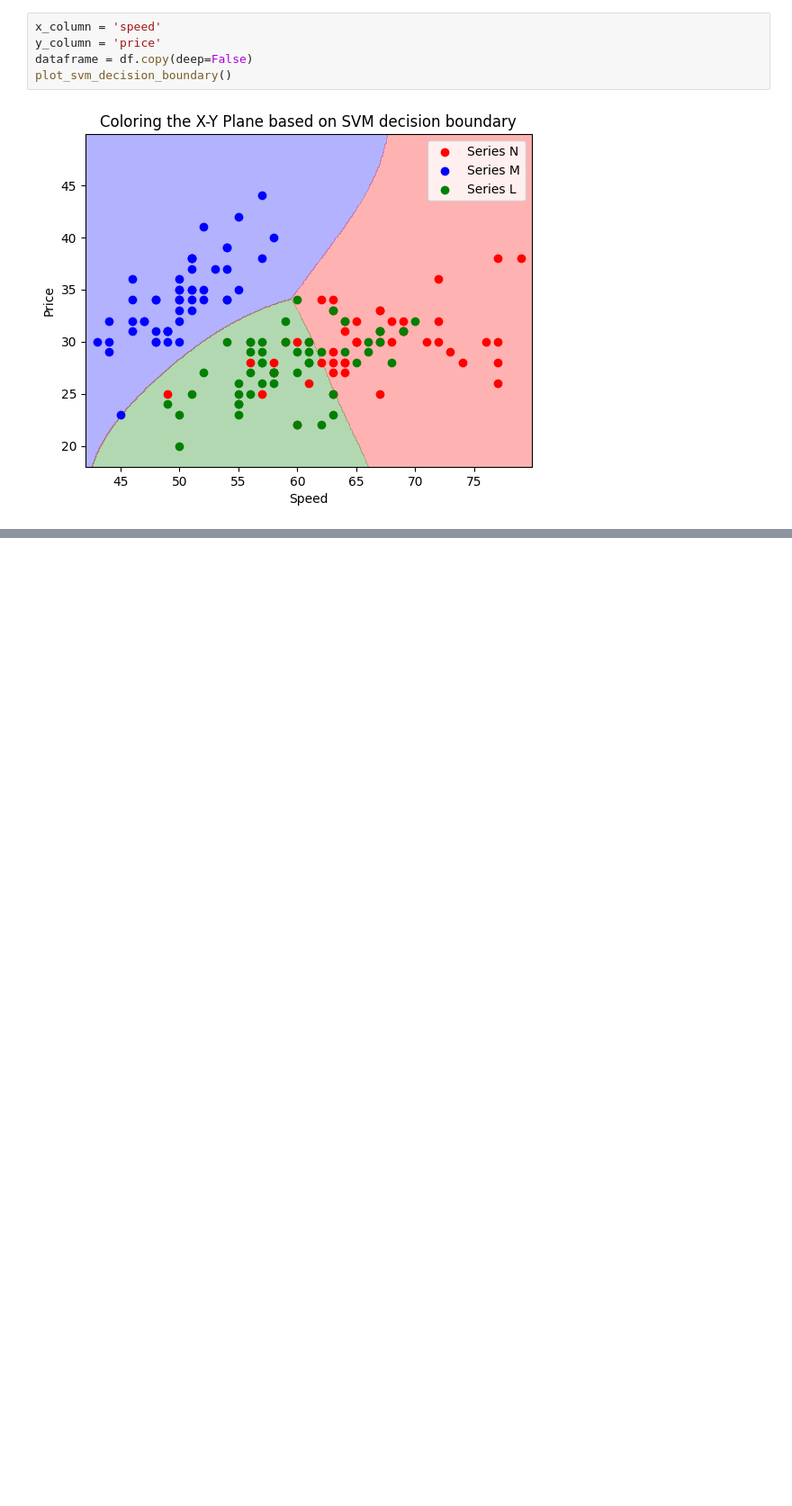
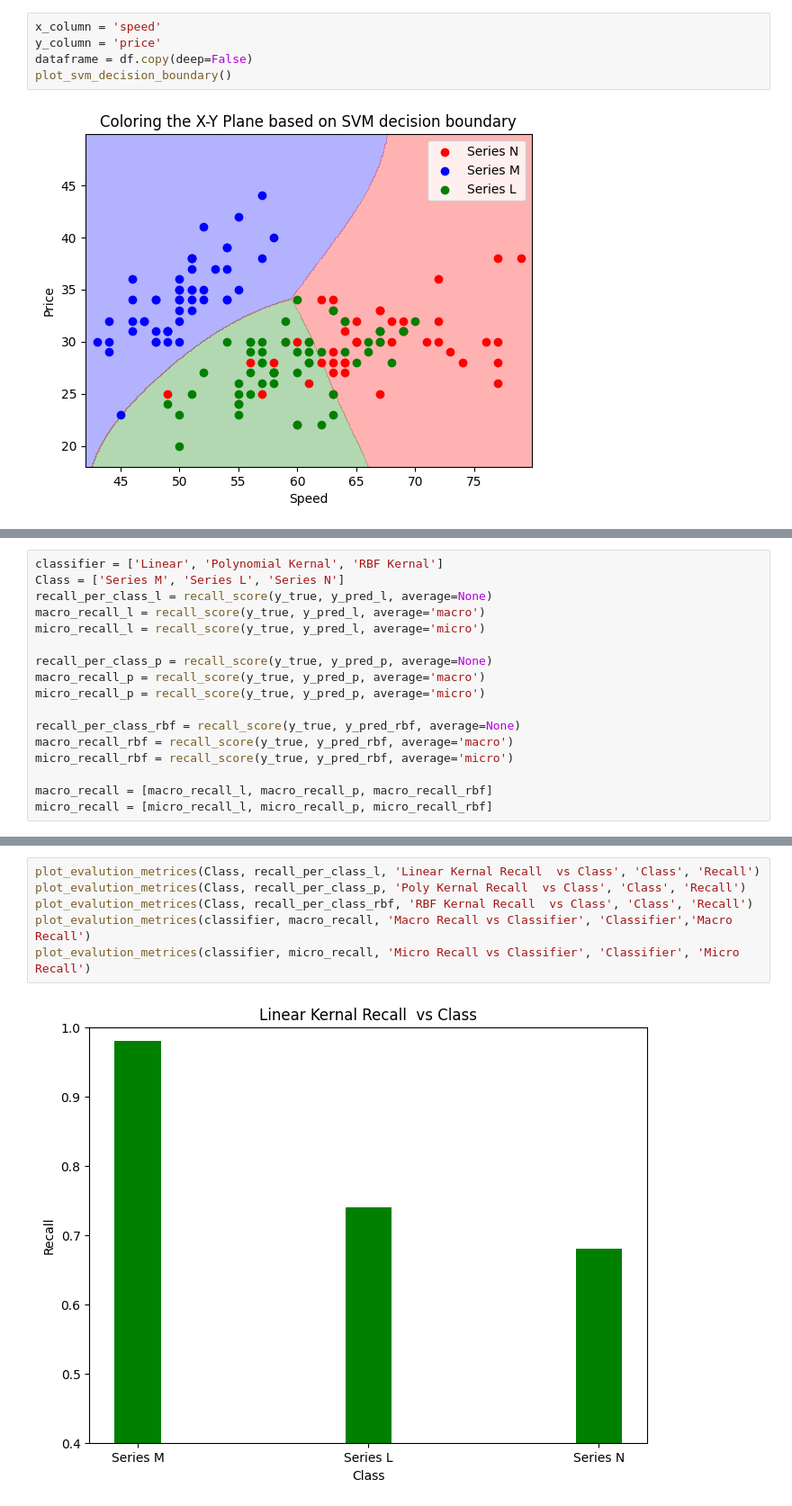
Before and after one commit to Aditya-Y-29/ML-Assignments, a Jupyter notebook: Assignment-2/Task2.ipynb, the cells around one changed output, grey strips where cells are left out. Shown: that part at 90% size. Drawn from its saved outputs; the diff is of its cells as text; blank space fills up the shorter version.

```diff
--- a/Assignment-2/Task2.ipynb
+++ b/Assignment-2/Task2.ipynb
@@ -488,0 +548,17 @@ plot_svm_decision_boundary()
+# %%
+classifier = ['Linear', 'Polynomial Kernal', 'RBF Kernal']
+Class = ['Series M', 'Series L', 'Series N']
+recall_per_class_l = recall_score(y_true, y_pred_l, average=None)
+macro_recall_l = recall_score(y_true, y_pred_l, average='macro')
+micro_recall_l = recall_score(y_true, y_pred_l, average='micro')
+
+recall_per_class_p = recall_score(y_true, y_pred_p, average=None)
+macro_recall_p = recall_score(y_true, y_pred_p, average='macro')
+micro_recall_p = recall_score(y_true, y_pred_p, average='micro')
+
+recall_per_class_rbf = recall_score(y_true, y_pred_rbf, average=None)
+macro_recall_rbf = recall_score(y_true, y_pred_rbf, average='macro')
+micro_recall_rbf = recall_score(y_true, y_pred_rbf, average='micro')
+
+macro_recall = [macro_recall_l, macro_recall_p, macro_recall_rbf]
+micro_recall = [micro_recall_l, micro_recall_p, micro_recall_rbf]
@@ -488,0 +577,8 @@ plot_svm_decision_boundary()
+# %%
+plot_evalution_metrices(Class, recall_per_class_l, 'Linear Kernal Recall  vs Class', 'Class', 'Recall')
+plot_evalution_metrices(Class, recall_per_class_p, 'Poly Kernal Recall  vs Class', 'Class', 'Recall')
+plot_evalution_metrices(Class, recall_per_class_rbf, 'RBF Kernal Recall  vs Class', 'Class', 'Recall')
+plot_evalution_metrices(classifier, macro_recall, 'Macro Recall vs Classifier', 'Classifier','Macro Recall')
+plot_evalution_metrices(classifier, micro_recall, 'Micro Recall vs Classifier', 'Classifier', 'Micro Recall')
+# %% [output]
+[figure, added]
```
Also changed, not shown: parts of 18 cells of this notebook.
